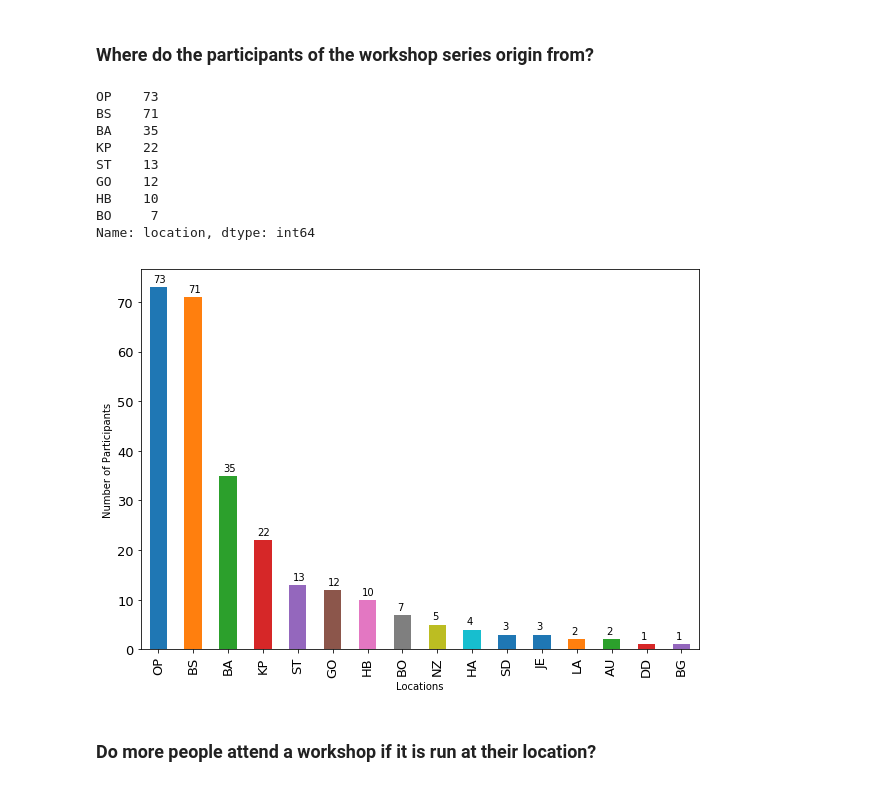
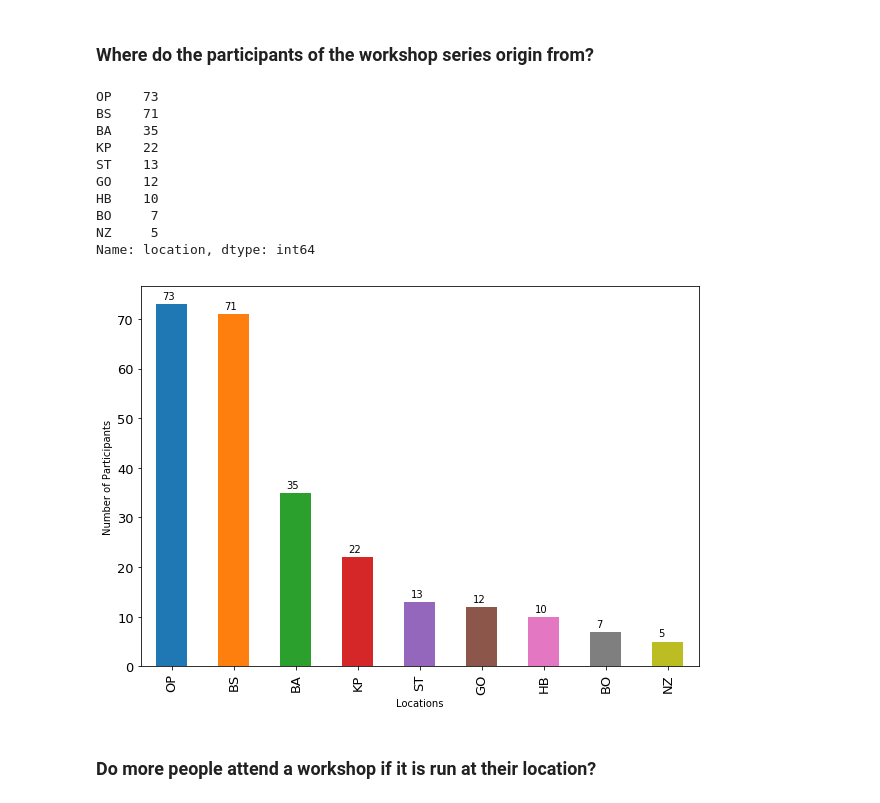
Before and after one commit to DLR-SC/analysis-dlr-se-waws, a Jupyter notebook: analysis.ipynb, the cells around one changed output. Saved outputs shown, nothing was run; the diff lists cells and outputs as text; code cells hidden in the pictures.

```diff
--- a/analysis.ipynb
+++ b/analysis.ipynb
@@ -228,8 +228,8 @@ In the following we analyse the origin locations of the workshop participants an
 # %%
 # Count the amount of participants of the workshop series per location
 location_distribution = locations.location.value_counts()
-
-location_distribution_filt = location_distribution[location_distribution > 5]
+location_distribution_filt = location_distribution[location_distribution >= 5]
+location_distribution_filt
 # %% [output]
 OP    73
 BS    71
@@ -239,21 +239,22 @@ ST    13
 GO    12
 HB    10
 BO     7
+NZ     5
 Name: location, dtype: int64
 # %%
 # Plot the locatio dictribution data
-ax = location_distribution.plot(kind='bar', figsize=(10,7),
+ax = location_distribution_filt.plot(kind='bar', figsize=(10,7),
                                         fontsize=13);
 ax.set_xlabel("Locations")
 ax.set_ylabel("Number of Participants");
 
 # set individual bar lables using above list
 for i in ax.patches:
     # get_x pulls left or right; get_height pushes up or down
     ax.text(i.get_x()+0.1, i.get_height()+1, \
             str(i.get_height()))
 # %% [output]
-[figure, old version]
+[figure, new version]
 # %% [markdown]
 ### Do more people attend a workshop if it is run at their location?
 # %%
```
